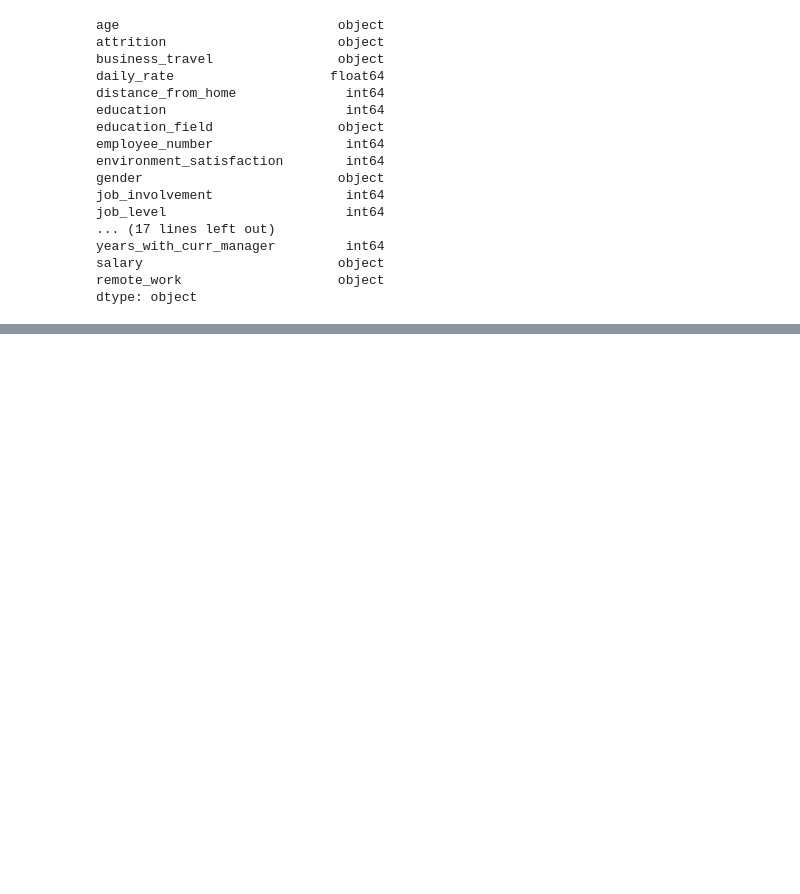
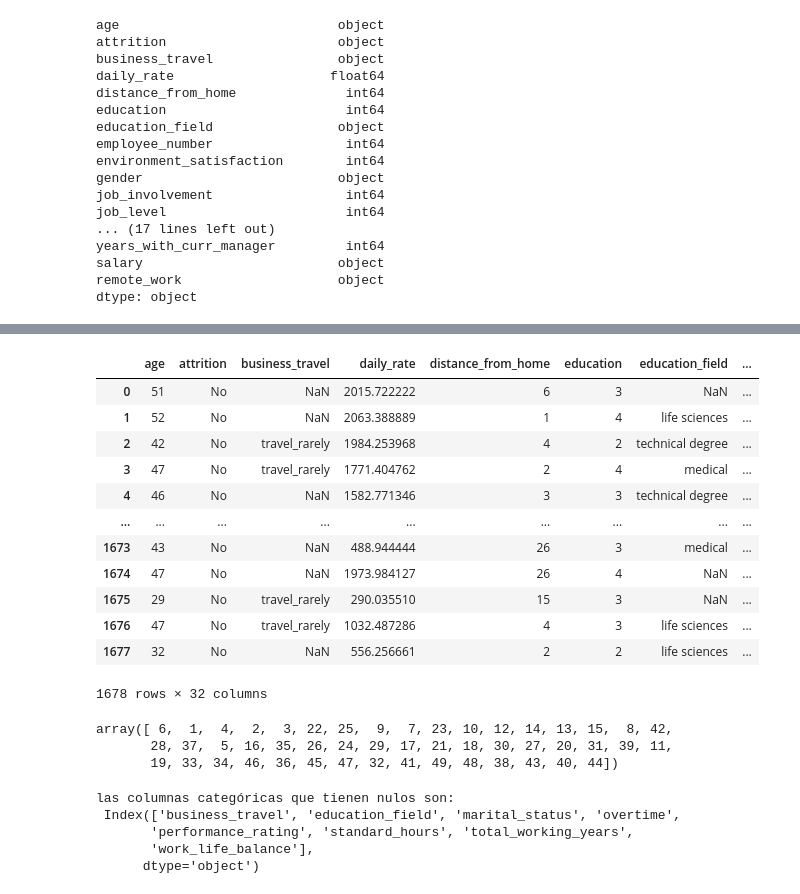
Before and after one commit to VeroSanchezO/proyecto-da-promo-k-modulo-3-team-5, a Jupyter notebook: Fase_2.ipynb, the cells around one changed output, grey strips where cells are left out. Cells and saved outputs as stored; diff of their text form; code cells hidden in the pictures; blank space fills up the shorter version.

```diff
--- a/Fase_2.ipynb
+++ b/Fase_2.ipynb
@@ -332,0 +393,27 @@ for columna in lista_columnas:
+# %%
+# Cambiamos los valores negativos de la columna "distance_from_home"
+def sustituir_negativos(df, columna):
+    df.loc[df[columna] < 0, columna] = df[columna].abs()
+    return df
+
+sustituir_negativos(df_2, "distance_from_home")
+# %% [output]
+|  | age | attrition | business_travel | daily_rate | distance_from_home | education | education_field | ... |
+| 0 | 51 | No | NaN | 2015.722222 | 6 | 3 | NaN | ... |
+| 1 | 52 | No | NaN | 2063.388889 | 1 | 4 | life sciences | ... |
+| 2 | 42 | No | travel_rarely | 1984.253968 | 4 | 2 | technical degree | ... |
+| 3 | 47 | No | travel_rarely | 1771.404762 | 2 | 4 | medical | ... |
+| 4 | 46 | No | NaN | 1582.771346 | 3 | 3 | technical degree | ... |
+| ... | ... | ... | ... | ... | ... | ... | ... | ... |
+| 1673 | 43 | No | NaN | 488.944444 | 26 | 3 | medical | ... |
+| 1674 | 47 | No | NaN | 1973.984127 | 26 | 4 | NaN | ... |
+| 1675 | 29 | No | travel_rarely | 290.035510 | 15 | 3 | NaN | ... |
+| 1676 | 47 | No | travel_rarely | 1032.487286 | 4 | 3 | life sciences | ... |
+| 1677 | 32 | No | NaN | 556.256661 | 2 | 2 | life sciences | ... |
+1678 rows × 32 columns
+# %%
+df_2['distance_from_home'].unique()
+# %% [output]
+array([ 6,  1,  4,  2,  3, 22, 25,  9,  7, 23, 10, 12, 14, 13, 15,  8, 42,
+       28, 37,  5, 16, 35, 26, 24, 29, 17, 21, 18, 30, 27, 20, 31, 39, 11,
+       19, 33, 34, 46, 36, 45, 47, 32, 41, 49, 48, 38, 43, 40, 44])
@@ -332,0 +422,11 @@ for columna in lista_columnas:
+# %%
+# VARIABLES CATEGORICAS
+
+nulos_cat = df_2[df_2.columns[df_2.isnull().any()]].select_dtypes(include = "O").columns
+print(f'las columnas categóricas que tienen nulos son:\n {nulos_cat}\n')
+# %% [output]
+las columnas categóricas que tienen nulos son:
+ Index(['business_travel', 'education_field', 'marital_status', 'overtime',
+       'performance_rating', 'standard_hours', 'total_working_years',
+       'work_life_balance'],
+      dtype='object')
```
Also changed, not shown: parts of 15 cells of this notebook.
